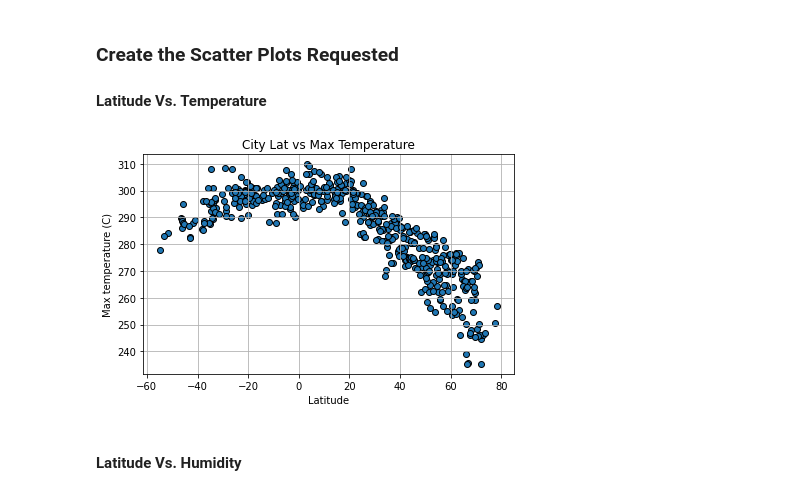
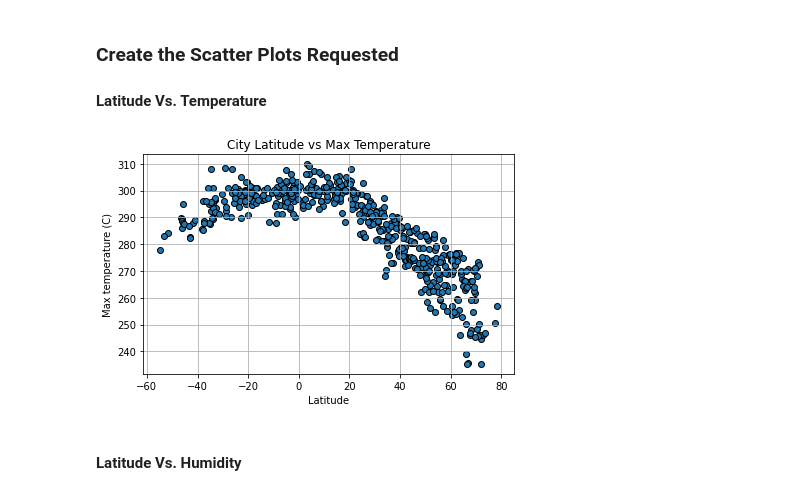
Before and after one commit to maderamel/python-api-challenge, a Jupyter notebook: WeatherPy.ipynb, the cells around one changed output. Cells and saved outputs as stored; diff of their text form; code cells hidden in the pictures.

```diff
--- a/WeatherPy.ipynb
+++ b/WeatherPy.ipynb
@@ -197,22 +197,22 @@ city_data_df.head()
 #### Latitude Vs. Temperature
 # %%
 # Build scatter plot for latitude vs. temperature
-plt.scatter(x= city_data_df["Lat"], y=city_data_df["Max Temp"], edgecolors = "black",)
+plt.scatter(x= city_data_df["Lat"], y=city_data_df["Max Temp"], edgecolors = "black")
 
 # Incorporate the other graph properties
-plt.title("City Lat vs Max Temperature")
+plt.title("City Latitude vs Max Temperature")
 plt.xlabel("Latitude")
 plt.ylabel("Max temperature (C)")
 plt.grid()
 plt.tight_layout()
 
 # Save the figure
 plt.savefig("output_data/Fig1.png")
 
 # Show plot
 plt.show()
 # %% [output]
-[figure, old version]
+[figure, new version]
 # %% [markdown]
 #### Latitude Vs. Humidity
 # %%
```
Also changed, not shown: parts of 3 cells of this notebook, 4 other files.
